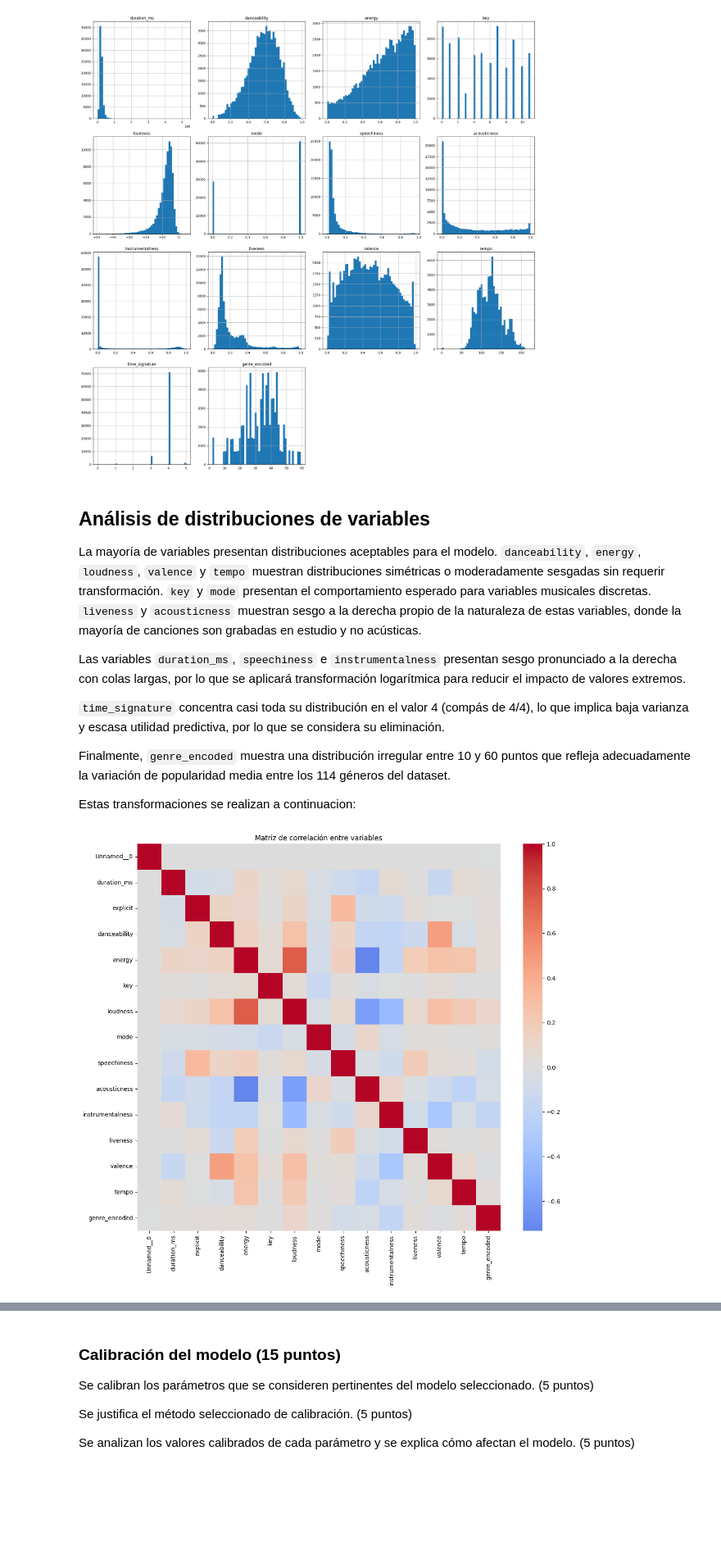
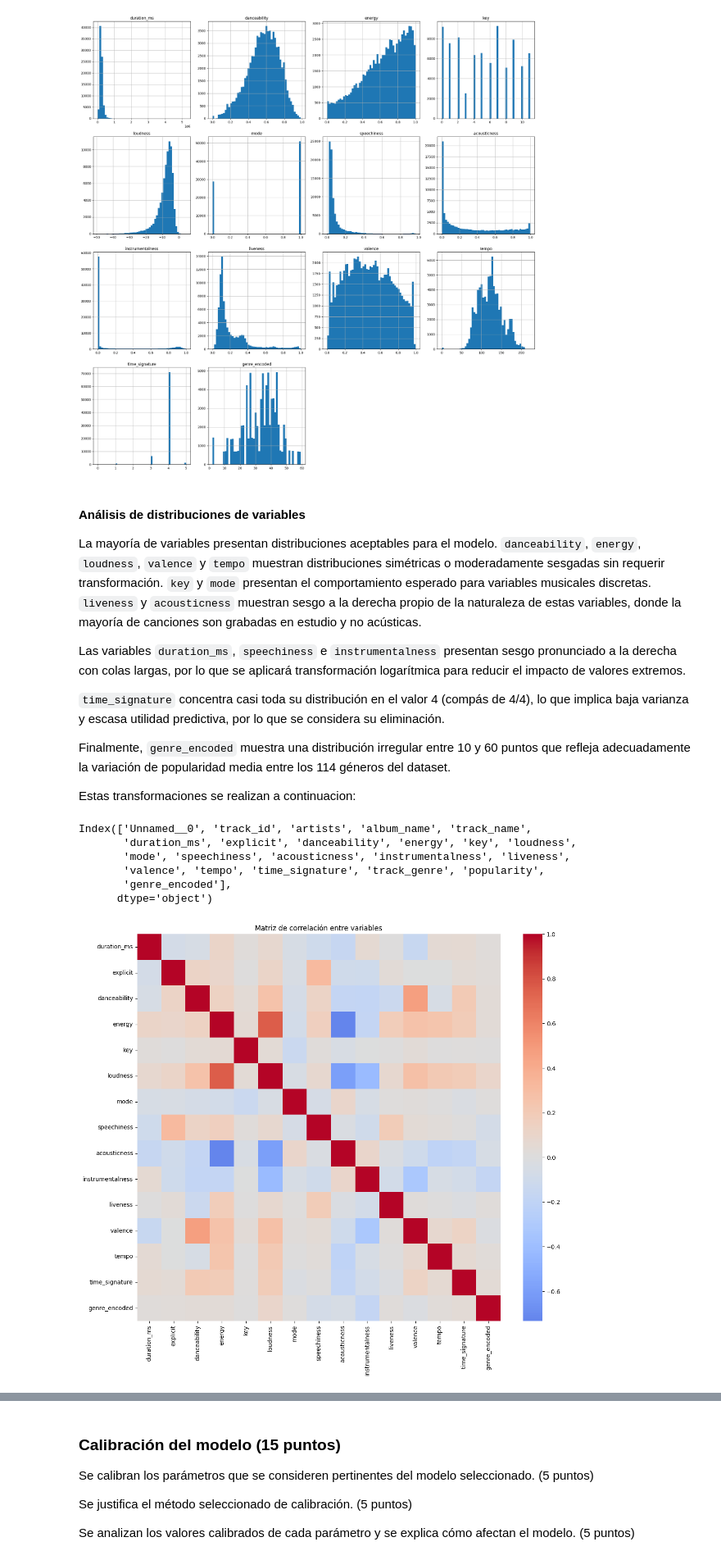
Before and after one commit to dianagar9527/Grupo_27_ML, a Jupyter notebook: Semana 3/S3P1_proyecto1_diana.ipynb, the cells around one changed output, grey strips where cells are left out. Shown at 82% size. Cells and saved outputs as stored; diff of their text form; code cells hidden in the pictures; blank space fills up the shorter version.

```diff
--- a/Semana 3/S3P1_proyecto1_diana.ipynb
+++ b/Semana 3/S3P1_proyecto1_diana.ipynb
@@ -361,7 +322,7 @@ plt.show()
 # %% [output]
 [figure]
 # %% [markdown]
-## Análisis de distribuciones de variables
+#### Análisis de distribuciones de variables
 
 La mayoría de variables presentan distribuciones aceptables para el modelo. `danceability`, `energy`, `loudness`, `valence` y `tempo` muestran distribuciones simétricas o moderadamente sesgadas sin requerir transformación. `key` y `mode` presentan el comportamiento esperado para variables musicales discretas. `liveness` y `acousticness` muestran sesgo a la derecha propio de la naturaleza de estas variables, donde la mayoría de canciones son grabadas en estudio y no acústicas.
 
@@ -372,26 +333,31 @@ Las variables `duration_ms`, `speechiness` e `instrumentalness` presentan sesgo
 Finalmente, `genre_encoded` muestra una distribución irregular entre 10 y 60 puntos que refleja adecuadamente la variación de popularidad media entre los 114 géneros del dataset.
 
 Estas transformaciones se realizan a continuacion:
+# %%
+dataTraining.columns
+# %% [output]
+Index(['Unnamed__0', 'track_id', 'artists', 'album_name', 'track_name',
+       'duration_ms', 'explicit', 'danceability', 'energy', 'key', 'loudness',
+       'mode', 'speechiness', 'acousticness', 'instrumentalness', 'liveness',
+       'valence', 'tempo', 'time_signature', 'track_genre', 'popularity',
+       'genre_encoded'],
+      dtype='object')
 # %%
 # Transformación logarítmica
 for col in ['duration_ms', 'speechiness', 'instrumentalness']:
     dataTraining[col] = np.log1p(dataTraining[col])
     dataTesting[col]  = np.log1p(dataTesting[col])
-
-# Eliminar time_signature
-dataTraining = dataTraining.drop(columns=['time_signature'])
-dataTesting  = dataTesting.drop(columns=['time_signature'])
 # %%
 # Análisis de correlación
 plt.figure(figsize=(14,12))
 sns.heatmap(
-    dataTraining.drop(columns=['popularity','track_id','artists','track_genre','album_name','track_name']).corr(),
+    dataTraining.drop(columns=['popularity','track_id','artists','album_name','track_name', 'Unnamed__0', 'track_genre']).corr(),
     cmap="coolwarm", center=0
 )
 plt.title("Matriz de correlación entre variables")
 plt.show()
 # %% [output]
-[figure, old version]
+[figure, new version]
 # %%
 cols_drop = ['popularity','track_id','artists','track_genre','album_name','track_name']
 
```
Also changed, not shown: parts of 24 cells of this notebook.
